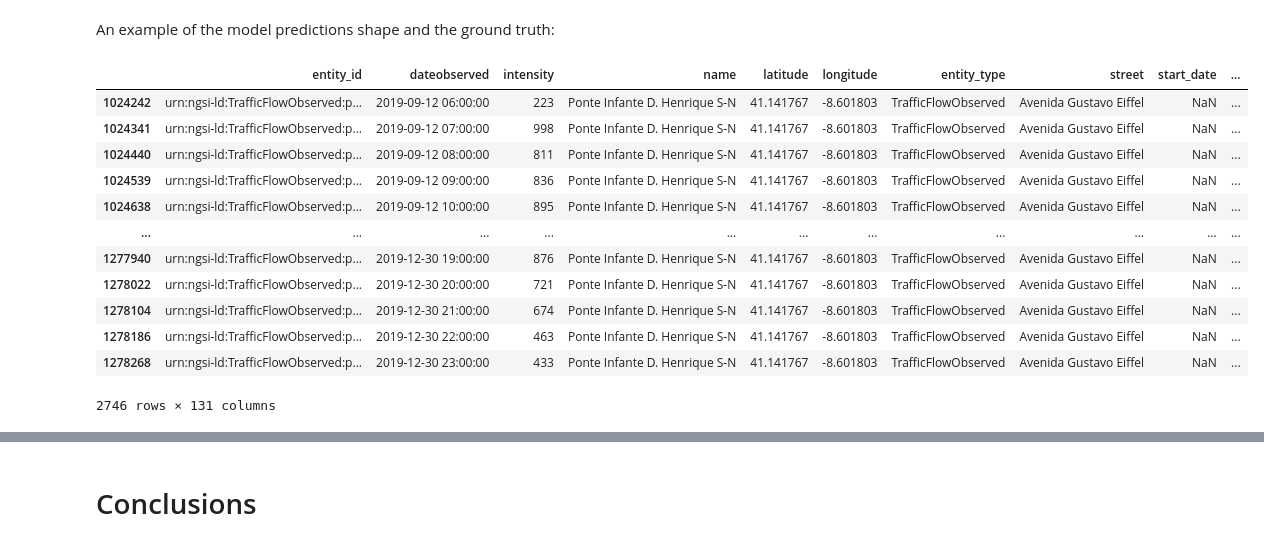
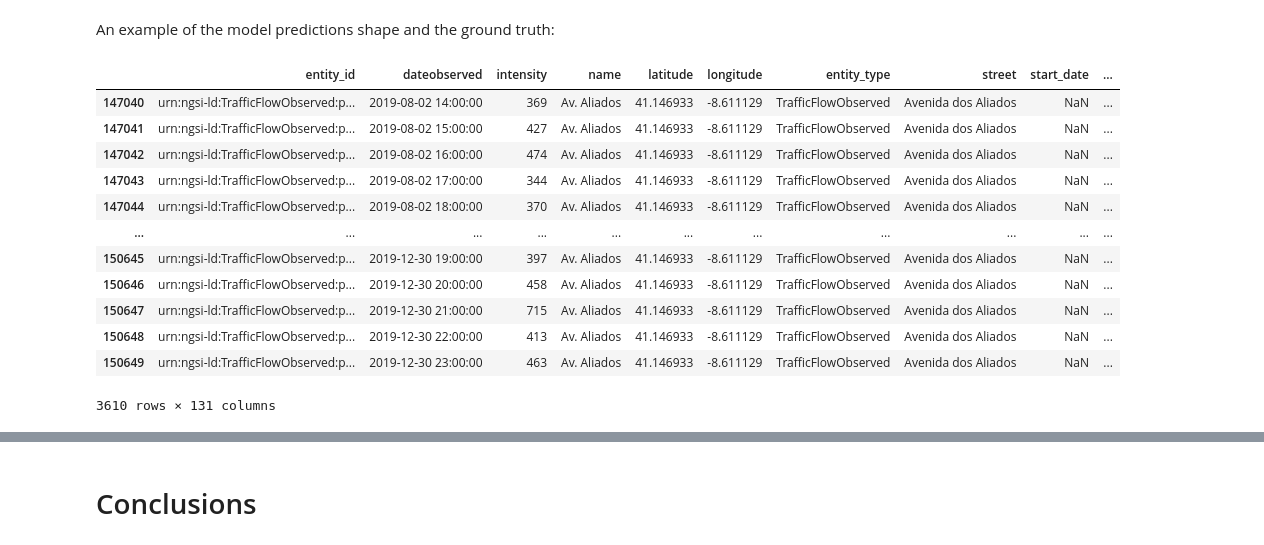
Before and after one commit to TiagoFilipeSousaGoncalves/wdl-tech-moguls, a Jupyter notebook: stage-2/code/Deliverable.ipynb, the cells around one changed output, grey strips where cells are left out. Cells and saved outputs as stored; diff of their text form; code cells hidden in the pictures.

```diff
--- a/stage-2/code/Deliverable.ipynb
+++ b/stage-2/code/Deliverable.ipynb
@@ -367,4 +383,4 @@ dtype: float64
 weather_data_agg = weather_data.groupby('dateobserved')[['barometricpressure', 'dewpoint', 'precipitation', 'relativehumidity', 'solarradiation', 'temperature', 'winddirection', 'windspeed', 'illuminance', 'uvindexmax', 'pressuretendency']].mean().reset_index()
 # %%
 # Add this data to our main dataframe
-df_resampled = df_resampled.merge(weather_data_agg, on=['dateobserved'])
+df_resampled = df_resampled.merge(weather_data_agg, on=['dateobserved'], how='left')
@@ -579,16 +603,18 @@ COLS_TO_KEEP
  'target_precipitation_-24h',
  'target_temperature_-24h',
  'target_relativehumidity_-24h']
+# %%
+df_resampled2 = df_resampled.sort_values(by='dateobserved', ascending=True)
 # %%
 # Train model
 # Please note that we use 80% of the data set as our train set!
-X_train = df_resampled[0:int(0.8*len(df_resampled))]
+X_train = df_resampled2[0:int(0.8*len(df_resampled))]
 
 # We remove the NaNs (labels that are NaNs)
 X_train = X_train[~X_train.target_intensity_24h.isna()]
 
 # We use the remaining 20% as test set
-X_test = df_resampled[int(0.8*len(df_resampled)):]
+X_test = df_resampled2[int(0.8*len(df_resampled)):]
 
 # We remove the NaNs (labels that are NaNs)
 X_test = X_test[~X_test.target_intensity_24h.isna()]
@@ -684,24 +740,25 @@ shap.plots.beeswarm(shap_values, max_display=15)
 An example of the model predictions shape and the ground truth:
 # %%
 # We select a sensor
-tmp = X_test[X_test.entity_id == 'urn:ngsi-ld:TrafficFlowObserved:porto:traffic:CMP:CT7Z1']
+tmp = X_test[X_test.entity_id == 'urn:ngsi-ld:TrafficFlowObserved:porto:traffic:CMP:CT11Z3']
+# tmp = X_test[X_test.entity_id == 'urn:ngsi-ld:TrafficFlowObserved:porto:traffic:CMP:CT7Z1']
 # %%
 # Select a timepoint
 tmp = tmp[
-    (tmp.dateobserved < '2020-08-10')# & (tmp.dateobserved > '2018-05-18')
+    (tmp.dateobserved < '2020-08-10') & (tmp.dateobserved > '2018-05-18')
 ]
 tmp
 # %% [output]
 |  | entity_id | dateobserved | intensity | name | latitude | longitude | entity_type | street | start_date | ... |
-| 1024242 | urn:ngsi-ld:TrafficFlowObserved:p... | 2019-09-12 06:00:00 | 223 | Ponte Infante D. Henrique S-N | 41.141767 | -8.601803 | TrafficFlowObserved | Avenida Gustavo Eiffel | NaN | ... |
-| 1024341 | urn:ngsi-ld:TrafficFlowObserved:p... | 2019-09-12 07:00:00 | 998 | Ponte Infante D. Henrique S-N | 41.141767 | -8.601803 | TrafficFlowObserved | Avenida Gustavo Eiffel | NaN | ... |
-| 1024440 | urn:ngsi-ld:TrafficFlowObserved:p... | 2019-09-12 08:00:00 | 811 | Ponte Infante D. Henrique S-N | 41.141767 | -8.601803 | TrafficFlowObserved | Avenida Gustavo Eiffel | NaN | ... |
-| 1024539 | urn:ngsi-ld:TrafficFlowObserved:p... | 2019-09-12 09:00:00 | 836 | Ponte Infante D. Henrique S-N | 41.141767 | -8.601803 | TrafficFlowObserved | Avenida Gustavo Eiffel | NaN | ... |
-| 1024638 | urn:ngsi-ld:TrafficFlowObserved:p... | 2019-09-12 10:00:00 | 895 | Ponte Infante D. Henrique S-N | 41.141767 | -8.601803 | TrafficFlowObserved | Avenida Gustavo Eiffel | NaN | ... |
+| 147040 | urn:ngsi-ld:TrafficFlowObserved:p... | 2019-08-02 14:00:00 | 369 | Av. Aliados | 41.146933 | -8.611129 | TrafficFlowObserved | Avenida dos Aliados | NaN | ... |
+| 147041 | urn:ngsi-ld:TrafficFlowObserved:p... | 2019-08-02 15:00:00 | 427 | Av. Aliados | 41.146933 | -8.611129 | TrafficFlowObserved | Avenida dos Aliados | NaN | ... |
+| 147042 | urn:ngsi-ld:TrafficFlowObserved:p... | 2019-08-02 16:00:00 | 474 | Av. Aliados | 41.146933 | -8.611129 | TrafficFlowObserved | Avenida dos Aliados | NaN | ... |
+| 147043 | urn:ngsi-ld:TrafficFlowObserved:p... | 2019-08-02 17:00:00 | 344 | Av. Aliados | 41.146933 | -8.611129 | TrafficFlowObserved | Avenida dos Aliados | NaN | ... |
+| 147044 | urn:ngsi-ld:TrafficFlowObserved:p... | 2019-08-02 18:00:00 | 370 | Av. Aliados | 41.146933 | -8.611129 | TrafficFlowObserved | Avenida dos Aliados | NaN | ... |
 | ... | ... | ... | ... | ... | ... | ... | ... | ... | ... | ... |
-| 1277940 | urn:ngsi-ld:TrafficFlowObserved:p... | 2019-12-30 19:00:00 | 876 | Ponte Infante D. Henrique S-N | 41.141767 | -8.601803 | TrafficFlowObserved | Avenida Gustavo Eiffel | NaN | ... |
-| 1278022 | urn:ngsi-ld:TrafficFlowObserved:p... | 2019-12-30 20:00:00 | 721 | Ponte Infante D. Henrique S-N | 41.141767 | -8.601803 | TrafficFlowObserved | Avenida Gustavo Eiffel | NaN | ... |
-| 1278104 | urn:ngsi-ld:TrafficFlowObserved:p... | 2019-12-30 21:00:00 | 674 | Ponte Infante D. Henrique S-N | 41.141767 | -8.601803 | TrafficFlowObserved | Avenida Gustavo Eiffel | NaN | ... |
-| 1278186 | urn:ngsi-ld:TrafficFlowObserved:p... | 2019-12-30 22:00:00 | 463 | Ponte Infante D. Henrique S-N | 41.141767 | -8.601803 | TrafficFlowObserved | Avenida Gustavo Eiffel | NaN | ... |
-| 1278268 | urn:ngsi-ld:TrafficFlowObserved:p... | 2019-12-30 23:00:00 | 433 | Ponte Infante D. Henrique S-N | 41.141767 | -8.601803 | TrafficFlowObserved | Avenida Gustavo Eiffel | NaN | ... |
+| 150645 | urn:ngsi-ld:TrafficFlowObserved:p... | 2019-12-30 19:00:00 | 397 | Av. Aliados | 41.146933 | -8.611129 | TrafficFlowObserved | Avenida dos Aliados | NaN | ... |
+| 150646 | urn:ngsi-ld:TrafficFlowObserved:p... | 2019-12-30 20:00:00 | 458 | Av. Aliados | 41.146933 | -8.611129 | TrafficFlowObserved | Avenida dos Aliados | NaN | ... |
+| 150647 | urn:ngsi-ld:TrafficFlowObserved:p... | 2019-12-30 21:00:00 | 715 | Av. Aliados | 41.146933 | -8.611129 | TrafficFlowObserved | Avenida dos Aliados | NaN | ... |
+| 150648 | urn:ngsi-ld:TrafficFlowObserved:p... | 2019-12-30 22:00:00 | 413 | Av. Aliados | 41.146933 | -8.611129 | TrafficFlowObserved | Avenida dos Aliados | NaN | ... |
+| 150649 | urn:ngsi-ld:TrafficFlowObserved:p... | 2019-12-30 23:00:00 | 463 | Av. Aliados | 41.146933 | -8.611129 | TrafficFlowObserved | Avenida dos Aliados | NaN | ... |
-2746 rows × 131 columns
+3610 rows × 131 columns
```
Also changed, not shown: parts of 25 cells of this notebook.
